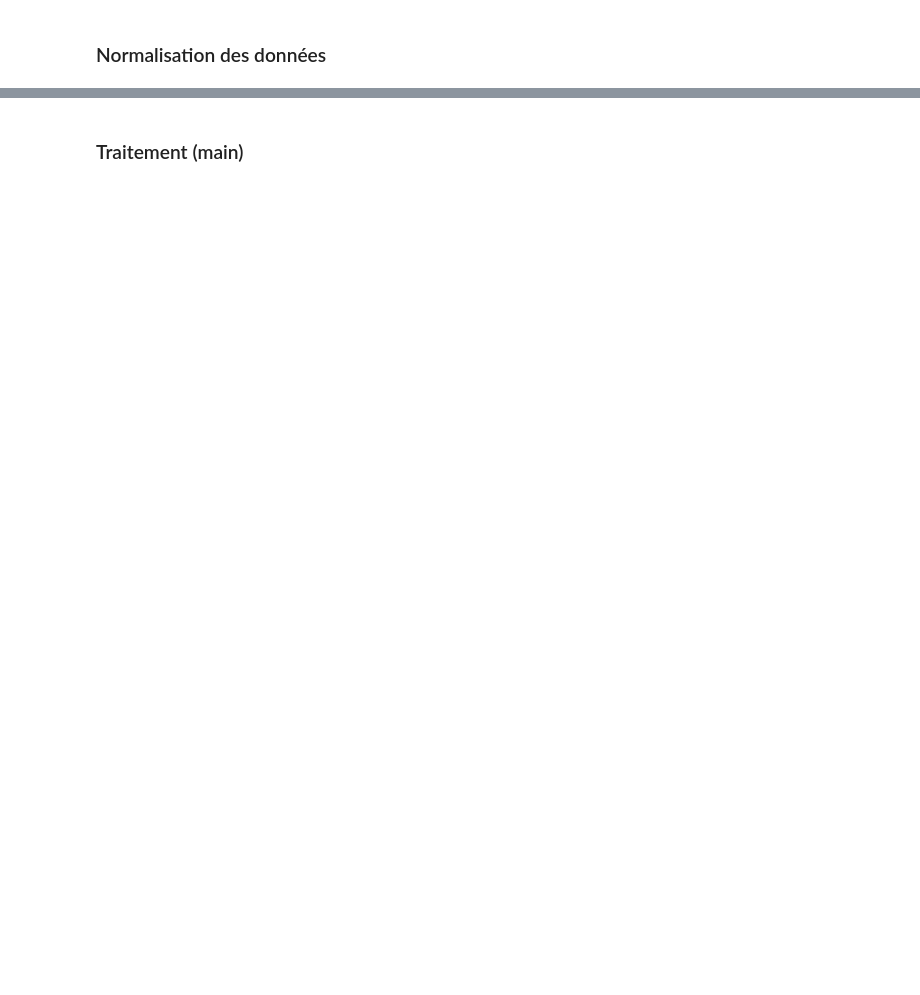
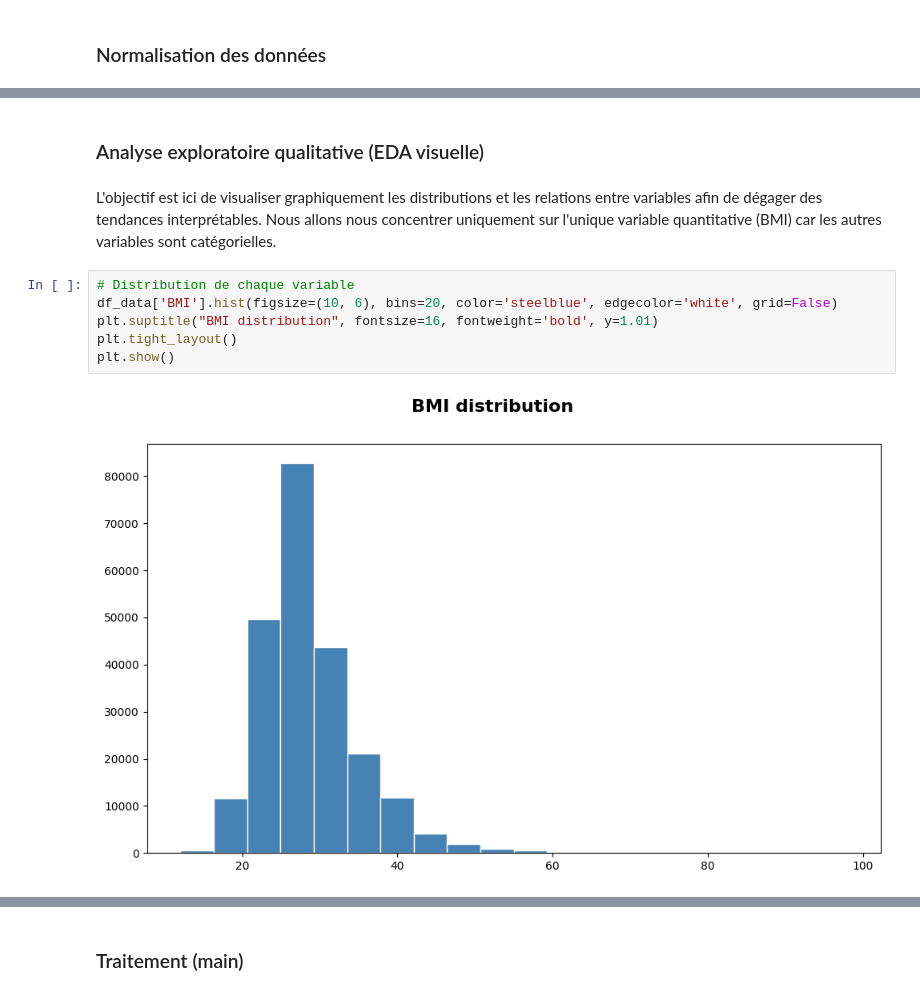
Before and after one commit to saadaouis/Deep_Learning-project, a Jupyter notebook: Livrable.ipynb, the cells around one changed output, grey strips where cells are left out. Saved outputs shown, nothing was run; the diff lists cells and outputs as text; blank space fills up the shorter version.

```diff
--- a/Livrable.ipynb
+++ b/Livrable.ipynb
@@ -192,0 +278,12 @@ def outliers_detection(df):
+# %% [markdown]
+### Analyse exploratoire qualitative (EDA visuelle)
+# %% [markdown]
+L'objectif est ici de visualiser graphiquement les distributions et les relations entre variables afin de dégager des tendances interprétables. Nous allons nous concentrer uniquement sur l'unique variable quantitative (BMI) car les autres variables sont catégorielles.
+# %%
+# Distribution de chaque variable
+df_data['BMI'].hist(figsize=(10, 6), bins=20, color='steelblue', edgecolor='white', grid=False)
+plt.suptitle("BMI distribution", fontsize=16, fontweight='bold', y=1.01)
+plt.tight_layout()
+plt.show()
+# %% [output]
+[figure, added]
```
Also changed, not shown: parts of 26 cells of this notebook, 1 other file.
